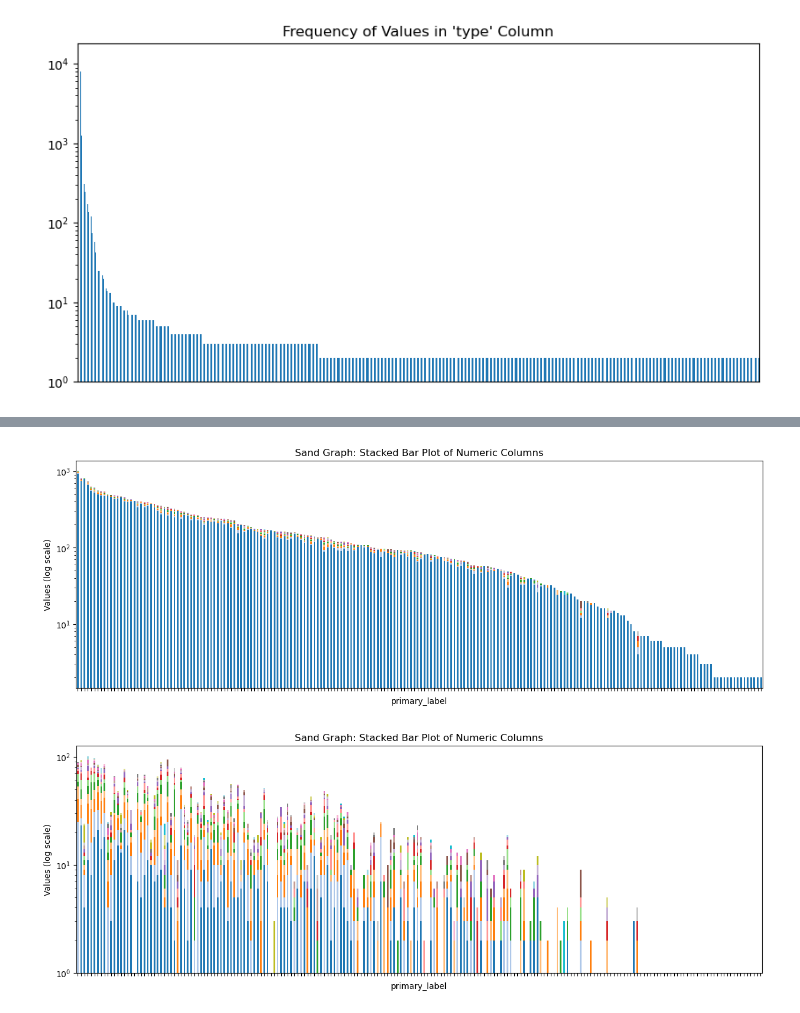
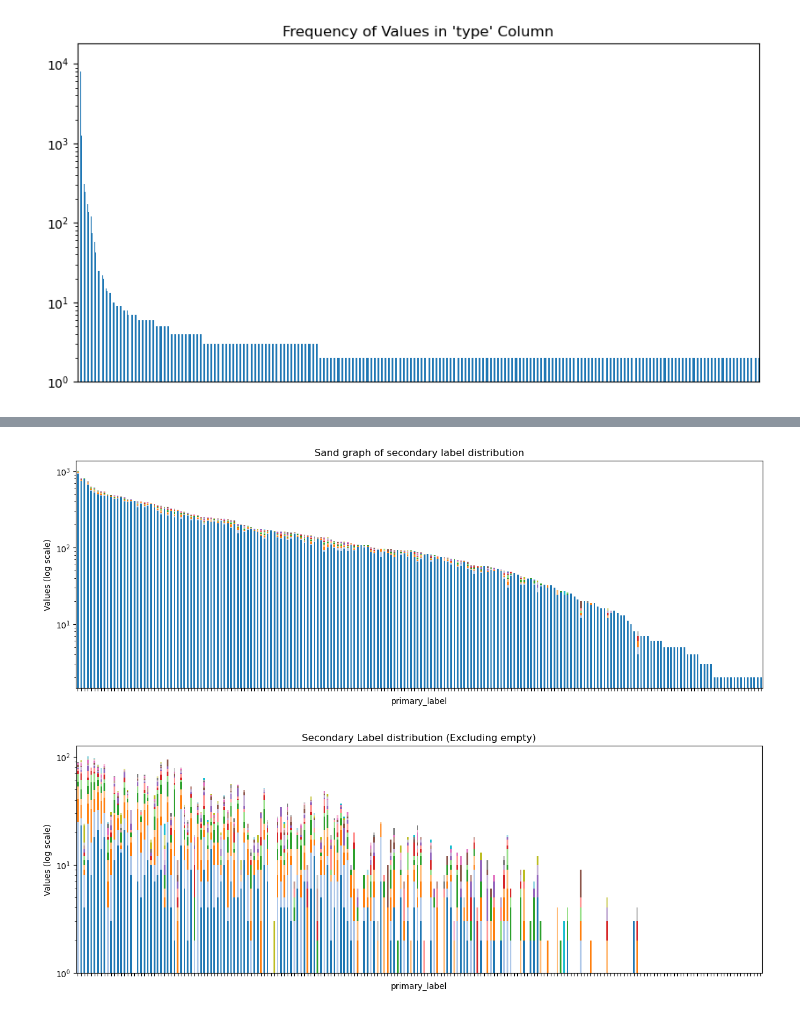
Before and after one commit to quercia-dev/birdclef2025, a Jupyter notebook: 01_Exploratory.ipynb, the cells around one changed output, grey strips where cells are left out. Cells and saved outputs as stored; diff of their text form; code cells hidden in the pictures.

```diff
--- a/01_Exploratory.ipynb
+++ b/01_Exploratory.ipynb
@@ -252,7 +277,7 @@ for col in primary_labels:
     count_data.append({"primary_label": col, **counts_dict})
 
 count_df = pd.DataFrame(count_data)
-summary = pd.merge(summary, count_df, on="primary_label", how="left")
+summary = pd.merge(summary, count_df, on="primary_label", how="left", validate="one_to_one")
 
 summary = summary.fillna(0)
 summary = summary.rename(columns={'':'empty'})
@@ -263,24 +288,24 @@ summary = summary.sort_values(by='sum_values', ascending=False)
 numeric_data = summary.iloc[:, 1:-1]
 numeric_data.index = summary["primary_label"]
 # %%
-def sand_plot(data: pd.DataFrame, includeX: bool=False):
+def sand_plot(data: pd.DataFrame, title:str="Sand graph", includeX: bool=False):
     ig, ax = plt.subplots(figsize=(15, 5))
     data.plot(kind='bar', stacked=True, ax=ax, colormap='tab20')
     ax.set_yscale('log')
 
     ax.set_xlabel('primary_label')
     ax.set_ylabel('Values (log scale)')
-    ax.set_title('Sand Graph: Stacked Bar Plot of Numeric Columns')
+    ax.set_title(title)
     ax.get_legend().set_visible(False)
     plt.xticks(fontsize=9)
 
     if not includeX:
         ax.set_xticklabels([])
     plt.show()
 
 
-sand_plot(numeric_data)
+sand_plot(numeric_data, "Sand graph of secondary label distribution")
 # %% [output]
-[figure, old version]
+[figure, new version]
 # %%
 numeric_data = numeric_data.drop('empty', axis=1)
```
Also changed, not shown: parts of 13 cells of this notebook, 9 other files.
